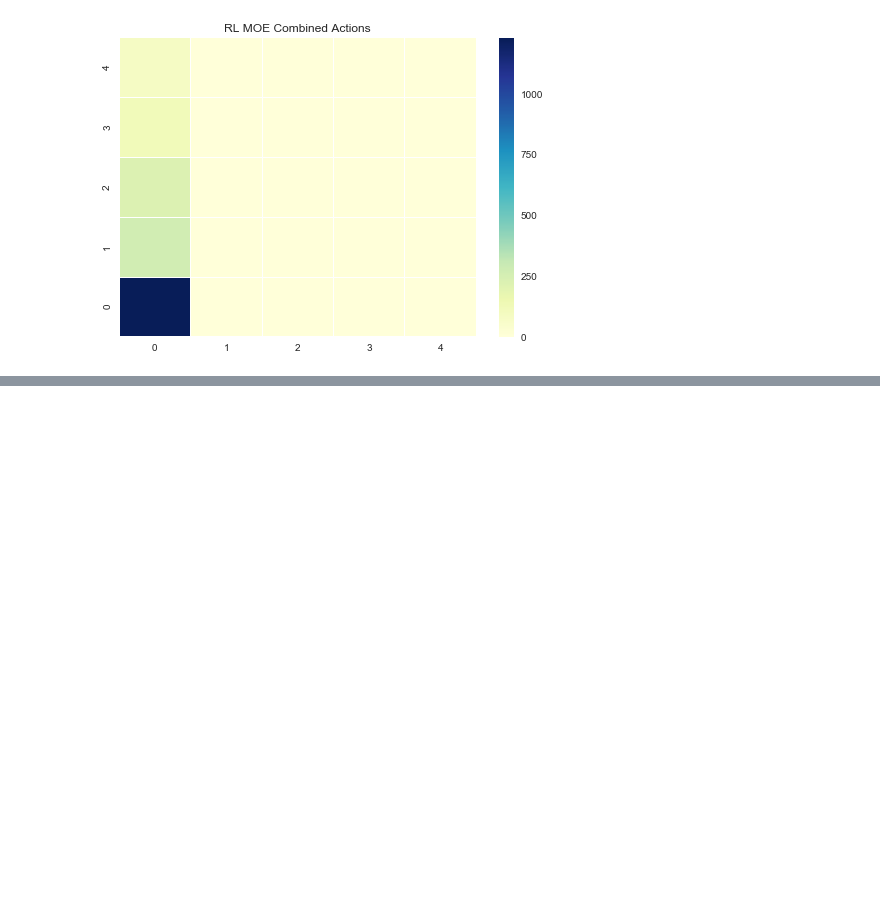
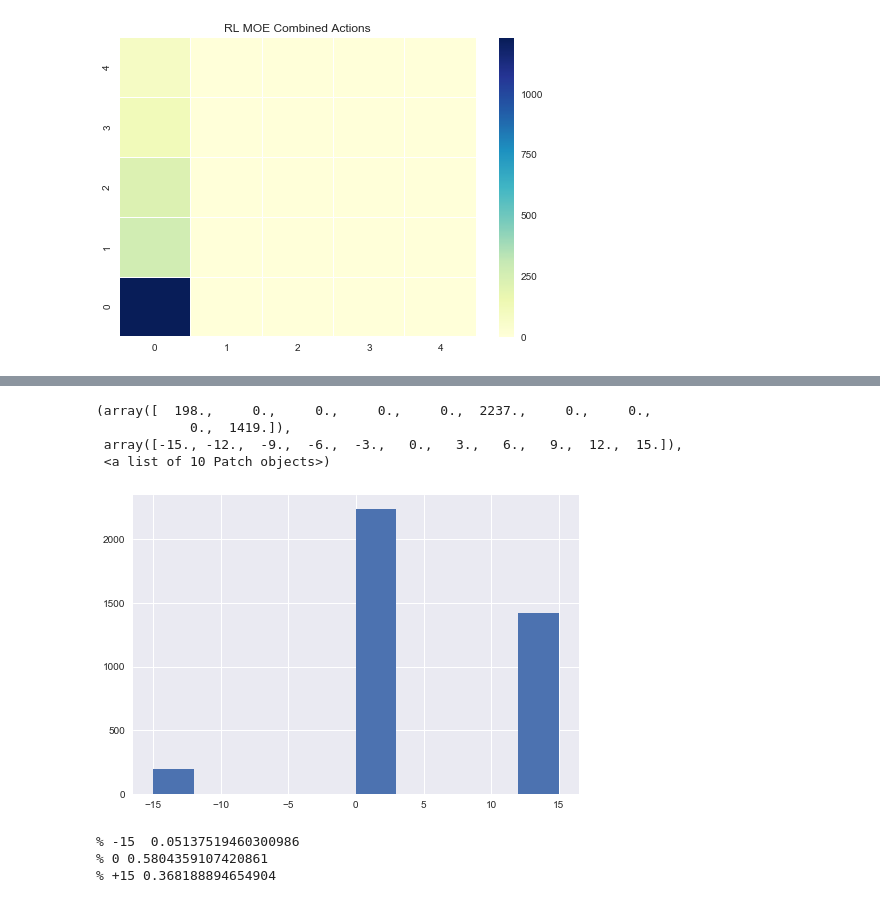
Before and after one commit to wihl/cs282-f17-xuefeng-yi-david, a Jupyter notebook: code/MOE/writeup.ipynb, the cells around one changed output, grey strips where cells are left out. Cells and saved outputs as stored; diff of their text form; code cells hidden in the pictures; blank space fills up the shorter version.

```diff
--- a/code/MOE/writeup.ipynb
+++ b/code/MOE/writeup.ipynb
@@ -352,3 +376,23 @@ ax.set_title('RL MOE Combined Actions')
+# %%
+rewards = []
+for name, transitions in test_episodes:
+    rewards.append(transitions['reward'].tolist()[-1])
+plt.hist(rewards)
+# %% [output]
+(array([  198.,     0.,     0.,     0.,     0.,  2237.,     0.,     0.,
+            0.,  1419.]),
+ array([-15., -12.,  -9.,  -6.,  -3.,   0.,   3.,   6.,   9.,  12.,  15.]),
+ <a list of 10 Patch objects>)
+[figure, added]
+# %%
+s = 198 + 2237 + 1419
+print ("% -15 ",198/s)
+print ("% 0", 2237/s)
+print ("% +15", 1419/s)
+# %% [output]
+% -15  0.05137519460300986
+% 0 0.5804359107420861
+% +15 0.368188894654904
 # %% [markdown]
 ### Next Steps
 
```
Also changed, not shown: parts of 6 cells of this notebook, 1 other file.
